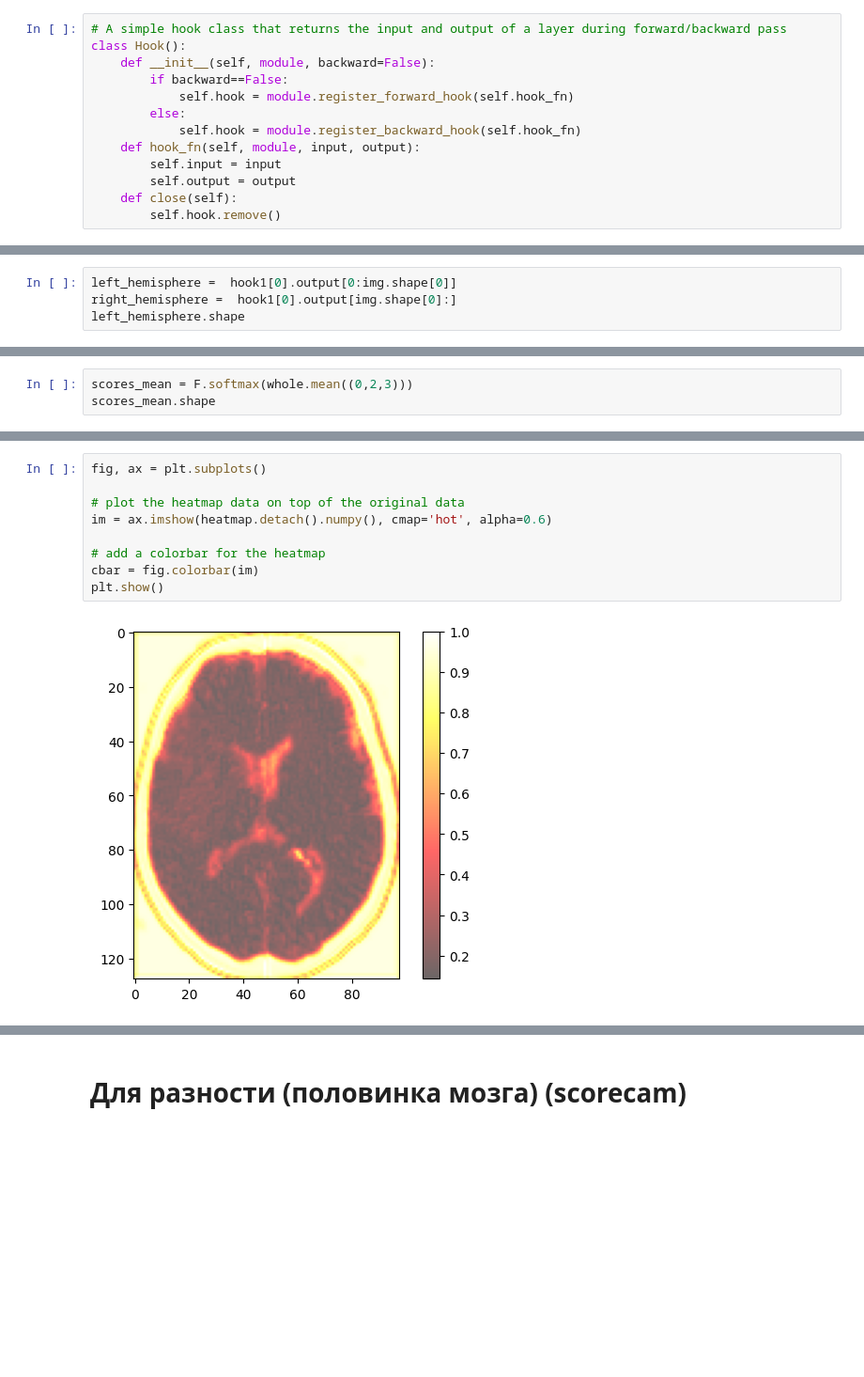
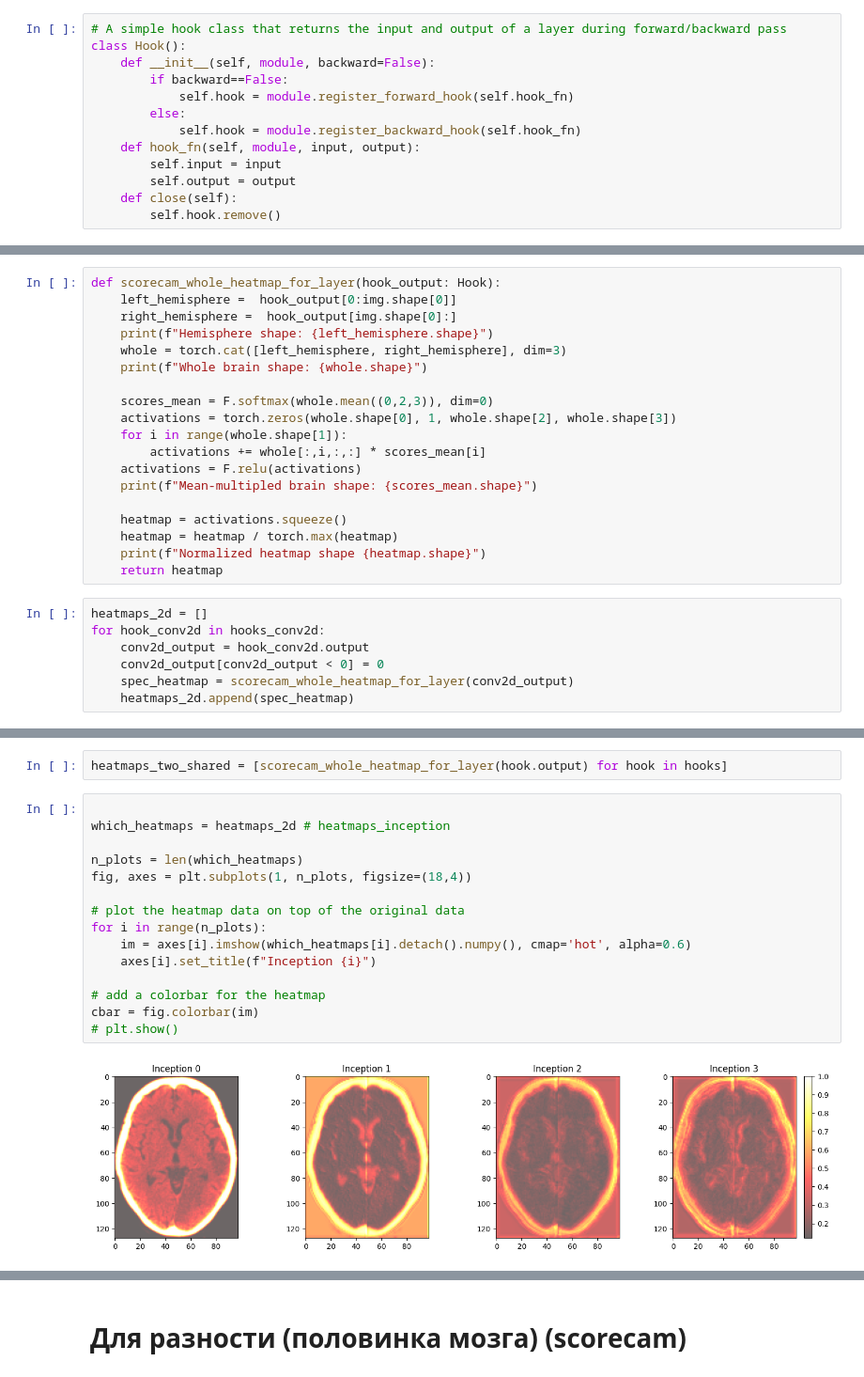
Before and after one commit to Anna-Pinewood/Ischemic_Stroke_Prediction, a Jupyter notebook: attention_visual.ipynb, the cells around one changed output, grey strips where cells are left out. Shown at 94% size. Cells and saved outputs as stored; diff of their text form; blank space fills up the shorter version.

Commit message:
Updated attention, add intercative plots, multiplots for multilayers, gaussian noise.

```diff
--- a/attention_visual.ipynb
+++ b/attention_visual.ipynb
@@ -137,4 +175,0 @@ torch.Size([2, 256, 128, 49])
-# %%
-left_hemisphere =  hook1[0].output[0:img.shape[0]]
-right_hemisphere =  hook1[0].output[img.shape[0]:]
-left_hemisphere.shape
@@ -149,3 +175,0 @@ torch.Size([1, 256, 128, 98])
-# %%
-scores_mean = F.softmax(whole.mean((0,2,3)))
-scores_mean.shape
@@ -173,0 +176,26 @@ torch.Size([128, 98])
+# %%
+def scorecam_whole_heatmap_for_layer(hook_output: Hook):
+    left_hemisphere =  hook_output[0:img.shape[0]]
+    right_hemisphere =  hook_output[img.shape[0]:]
+    print(f"Hemisphere shape: {left_hemisphere.shape}")
+    whole = torch.cat([left_hemisphere, right_hemisphere], dim=3)
+    print(f"Whole brain shape: {whole.shape}")
+
+    scores_mean = F.softmax(whole.mean((0,2,3)), dim=0)
+    activations = torch.zeros(whole.shape[0], 1, whole.shape[2], whole.shape[3])
+    for i in range(whole.shape[1]):
+        activations += whole[:,i,:,:] * scores_mean[i]
+    activations = F.relu(activations)
+    print(f"Mean-multipled brain shape: {scores_mean.shape}")
+
+    heatmap = activations.squeeze()
+    heatmap = heatmap / torch.max(heatmap)
+    print(f"Normalized heatmap shape {heatmap.shape}")
+    return heatmap
+# %%
+heatmaps_2d = []
+for hook_conv2d in hooks_conv2d:
+    conv2d_output = hook_conv2d.output
+    conv2d_output[conv2d_output < 0] = 0
+    spec_heatmap = scorecam_whole_heatmap_for_layer(conv2d_output)
+    heatmaps_2d.append(spec_heatmap)
@@ -174,11 +221,19 @@ torch.Size([128, 98])
+# %%
+heatmaps_two_shared = [scorecam_whole_heatmap_for_layer(hook.output) for hook in hooks]
 # %%
-fig, ax = plt.subplots()
+
+which_heatmaps = heatmaps_2d # heatmaps_inception
+
+n_plots = len(which_heatmaps)
+fig, axes = plt.subplots(1, n_plots, figsize=(18,4))
 
 # plot the heatmap data on top of the original data
-im = ax.imshow(heatmap.detach().numpy(), cmap='hot', alpha=0.6)
+for i in range(n_plots):
+    im = axes[i].imshow(which_heatmaps[i].detach().numpy(), cmap='hot', alpha=0.6)
+    axes[i].set_title(f"Inception {i}")
 
 # add a colorbar for the heatmap
 cbar = fig.colorbar(im)
-plt.show()
+# plt.show()
 # %% [output]
-[figure, old version]
+[figure, new version]
```
Also changed, not shown: parts of 61 cells of this notebook, 4 other files.
